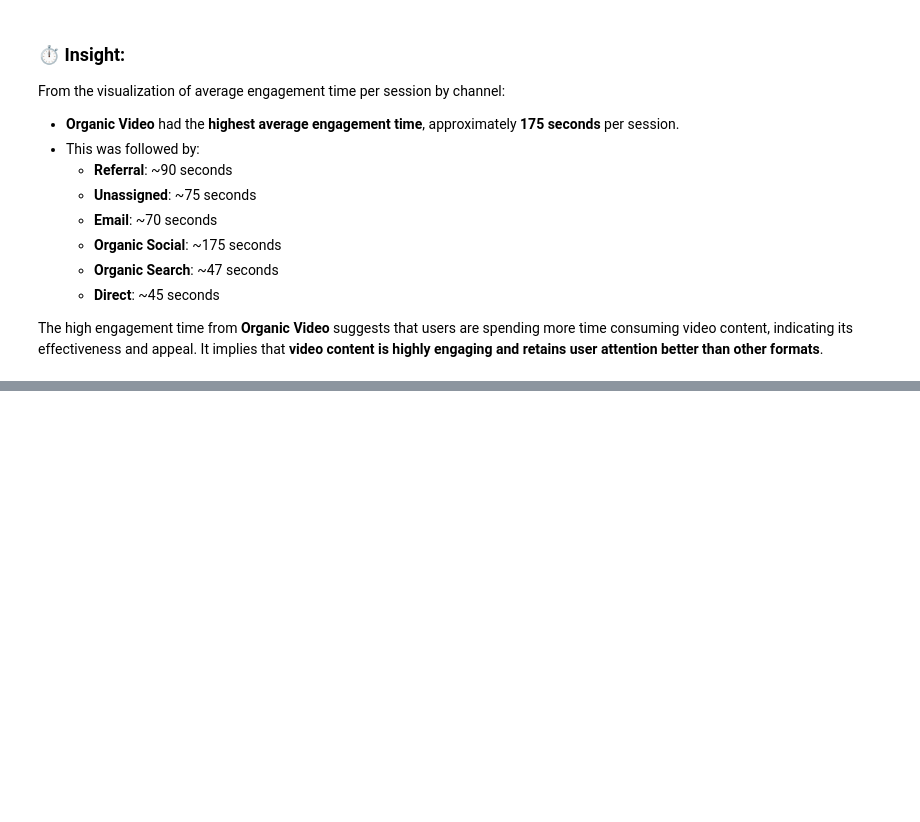
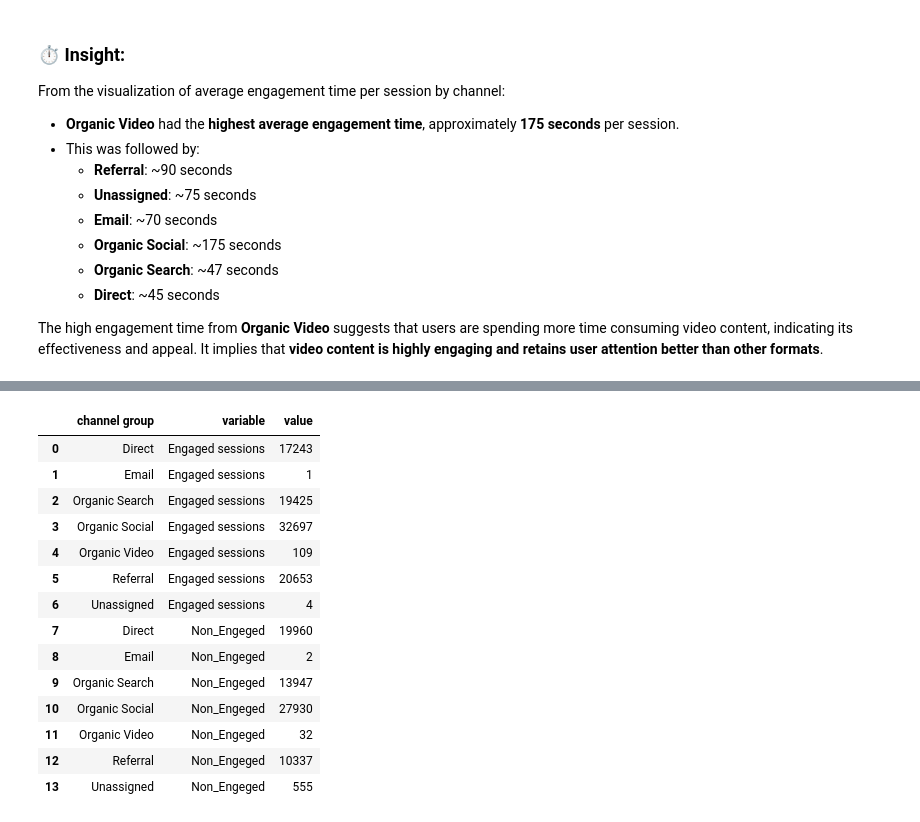
Before and after one commit to Priti115/WebsiteTrafficandEngagementAnalysis, a Jupyter notebook: website analysis.ipynb, the cells around one changed output, grey strips where cells are left out. Cells and saved outputs as stored; diff of their text form; code cells hidden in the pictures; blank space fills up the shorter version.

```diff
--- a/website analysis.ipynb
+++ b/website analysis.ipynb
@@ -246,0 +337,20 @@ The high engagement time from **Organic Video** suggests that users are spending
+# %%
+session_df['Non_Engeged'] = session_df['Sessions'] - session_df['Engaged sessions']
+session_df_melt = session_df.melt(id_vars = 'channel group',value_vars = ["Engaged sessions","Non_Engeged"])
+session_df_melt
+# %% [output]
+|  | channel group | variable | value |
+| 0 | Direct | Engaged sessions | 17243 |
+| 1 | Email | Engaged sessions | 1 |
+| 2 | Organic Search | Engaged sessions | 19425 |
+| 3 | Organic Social | Engaged sessions | 32697 |
+| 4 | Organic Video | Engaged sessions | 109 |
+| 5 | Referral | Engaged sessions | 20653 |
+| 6 | Unassigned | Engaged sessions | 4 |
+| 7 | Direct | Non_Engeged | 19960 |
+| 8 | Email | Non_Engeged | 2 |
+| 9 | Organic Search | Non_Engeged | 13947 |
+| 10 | Organic Social | Non_Engeged | 27930 |
+| 11 | Organic Video | Non_Engeged | 32 |
+| 12 | Referral | Non_Engeged | 10337 |
+| 13 | Unassigned | Non_Engeged | 555 |
```
Also changed, not shown: parts of 13 cells of this notebook.
